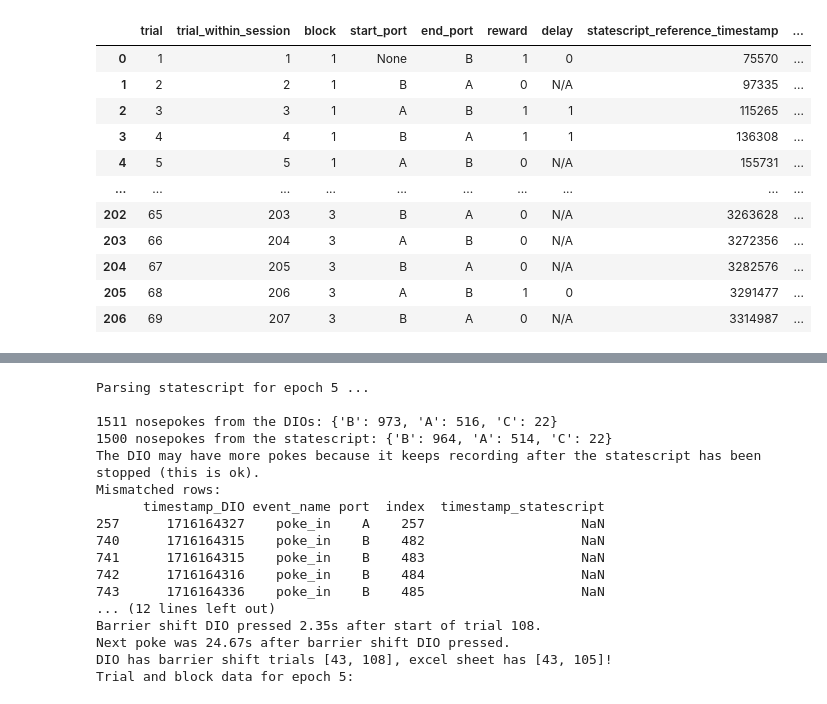
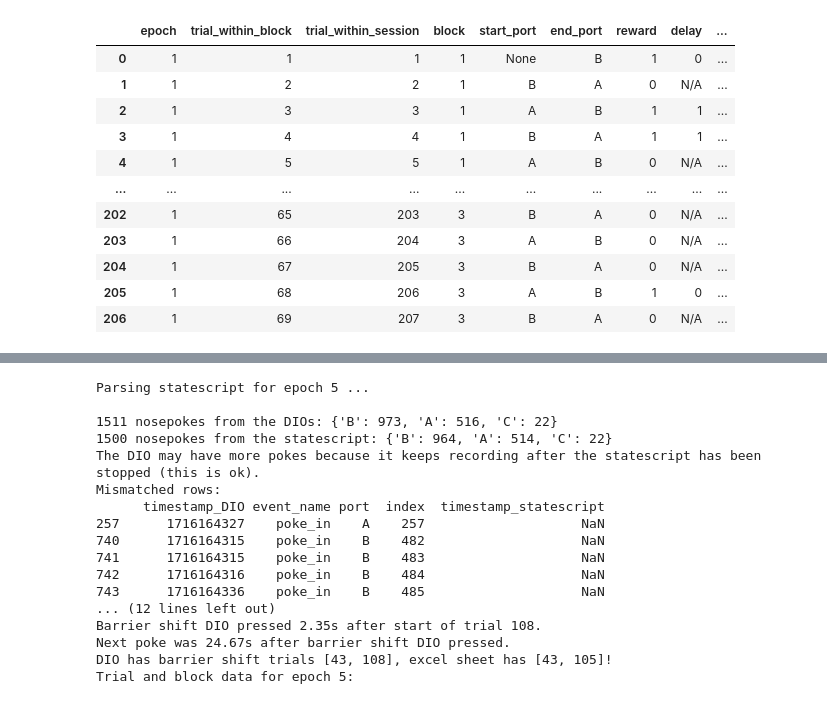
Before and after one commit to calderast/jdb_to_nwb, a Jupyter notebook: frank_lab/convert_behavior_Frank_lab.ipynb, the cells around one changed output, grey strips where cells are left out. Cells and saved outputs as stored; diff of their text form; code cells hidden in the pictures.

Commit message:
Add ability to save to nwb, column naming edits

```diff
--- a/frank_lab/convert_behavior_Frank_lab.ipynb
+++ b/frank_lab/convert_behavior_Frank_lab.ipynb
@@ -975,5 +1131,5 @@ def get_data_from_excel_sheet(excel_path, date, sheet_name='Daily configs and no
 # %%
-def get_behavioral_data_from_nwb(nwb_path, excel_path, save_type=None):
+def get_behavioral_data_from_nwb(nwb_path, excel_path, save_type=None, overwrite=False):
     """
     Given an nwbfile, parse behavioral data in to trial and block
     dataframes for each run epoch and save them for future use.
@@ -983,11 +1139,15 @@ def get_behavioral_data_from_nwb(nwb_path, excel_path, save_type=None):
     objects and behavioral event DIOs in the behavior processing module
     excel_path: Path to an excel sheet of behavioral notes for the experiment,
     including 'date' and 'barrier location' column
-    save_type: "pickle" or "csv" to save the trial and block dataframes for each
-    epoch as .pkl or .csv files. Any other save_types will be ignored.
+    save_type: "pickle" and/or "csv" to save the trial and block dataframes for each
+    epoch as .pkl or .csv files. "nwb" to save the data as timeintervals in the nwbfile.
+    Any combination of save_types is allowed, e.g. save_type="pickle,nwb"
+    overwrite: If we should overwrite exisiting trial and block data in the nwbfile,
+    if it exists. Applies only to save_type="nwb". Defaults to False
     """
-    with NWBHDF5IO(nwb_path, 'r') as io:
+    with NWBHDF5IO(nwb_path, mode="r+") as io:
         nwbfile = io.read()
+        print(f"Parsing behavior for {nwbfile.session_id} ...")
 
         # Get session date assuming session ID is in format rat_date
         session_date = nwbfile.session_id.split("_")[-1]
@@ -1023,11 +1183,15 @@ def get_behavioral_data_from_nwb(nwb_path, excel_path, save_type=None):
         # by ~1 second to ~1 minute - check where this discrepancy comes from and which one to use!
         assert len(epoch_start_timestamps) == len(epoch_table)
 
+        # Set up lists to store block and trial data for each epoch
+        block_dataframes = []
+        trial_dataframes = []
+
         # Parse behavioral data for each epoch using the statescriptlog and align to DIOs
         run_session_num = 0
         for idx, epoch in run_epochs.iterrows():
 
-            print(f"Parsing statescript for epoch {idx} ...\n")
+            print(f"Parsing statescript for epoch {epoch.name} ...\n")
             # Get the statescriptlog for this epoch
             statescriptlog = list(run_statescript_logs.items())[run_session_num]
 
@@ -1055,29 +1219,45 @@ def get_behavioral_data_from_nwb(nwb_path, excel_path, save_type=None):
                 print(f"Setting start time of the first block/trial to epoch start time {epoch.start_time}, was previously {trial_data.loc[0, 'start_time']}")
                 trial_data.loc[0, 'start_time'] = epoch.start_time
                 block_data.loc[0, 'start_time'] = epoch.start_time
+                trial_data.loc[0, 'duration'] = trial_data.loc[0, 'end_time']-trial_data.loc[0, 'start_time']
+
+            # Add epoch column to the dataframes
+            trial_data['epoch'] = epoch.name
+            block_data['epoch'] = epoch.name
+
+            # Reorder columns so epoch comes first
+            trial_data = trial_data[['epoch'] + [col for col in trial_data.columns if col != 'epoch']]
+            block_data = block_data[['epoch'] + [col for col in block_data.columns if col != 'epoch']]
+
+            # Append the dataframes for this epoch
+            trial_dataframes.append(trial_data)
+            block_dataframes.append(block_data)
+
+            print(f"Trial and block data for epoch {epoch.name}:")
+            display(trial_data)
+            display(block_data)
 
             run_session_num += 1
 
-            print(f"Trial and block data for epoch {idx}:")
-            display(trial_data)
-            display(block_data)
+        trial_data_all_epochs = pd.concat(trial_dataframes, ignore_index=True)
+        block_data_all_epochs = pd.concat(block_dataframes, ignore_index=True)
 
-            if save_type == "pickle":
-                trial_data.to_pickle(f"trial_df_epoch_{idx}.pkl")
-                block_data.to_pickle(f"block_df_epoch_{idx}.pkl")
-            elif save_type == "csv":
-                trial_data.to_csv(f"trial_df_epoch_{idx}.csv", index=False)
-                block_data.to_csv(f"block_df_epoch_{idx}.csv", index=False)
-
+        if "pickle" in save_type:
+            trial_data_all_epochs.to_pickle(f"{nwbfile.session_id}_trial_data.pkl")
+            block_data_all_epochs.to_pickle(f"{nwbfile.session_id}_block_data.pkl")
+        if "csv" in save_type:
+            trial_data_all_epochs.to_csv(f"{nwbfile.session_id}_trial_data.csv", index=False)
+            block_data_all_epochs.to_csv(f"{nwbfile.session_id}_block_data.csv", index=False)
+        if "nwb" in save_type:
+            # Add the trial and block tables to the original nwbfile
+            add_block_and_trial_data_to_nwb(nwbfile, trial_data_all_epochs, block_data_all_epochs, overwrite)
+            if overwrite:
+                io.write(nwbfile)
 
 nwb_path = 'data/BraveLu20240519_copy.nwb'
 excel_path = 'data/BraveLu_experimental_notes.xlsx'
-get_behavioral_data_from_nwb(nwb_path, excel_path, save_type="csv")
+get_behavioral_data_from_nwb(nwb_path, excel_path, save_type="csv,pickle,nwb", overwrite=False)
 
 # NOTE: Currently this pipeline prints a lot of stuff because it is still in development -
 # ultimately we will switch to formal logging and save all of the output in a text file instead
-# I currently do not add the files as tables to the nwb because there is no good way to remove them
-# (it essentially just deletes the pointer to them so the files get bigger every time you do it
-# and I didn't want to do that while this is still in dev).
-# That option is also coming soon (<2 days)
 # %% [output]
@@ -1090,13 +1271,13 @@ This is a Probability change session.
 Trial and block data for epoch 1:
-|  | trial | trial_within_session | block | start_port | end_port | reward | delay | statescript_reference_timestamp | ... |
-| 0 | 1 | 1 | 1 | None | B | 1 | 0 | 75570 | ... |
-| 1 | 2 | 2 | 1 | B | A | 0 | N/A | 97335 | ... |
-| 2 | 3 | 3 | 1 | A | B | 1 | 1 | 115265 | ... |
-| 3 | 4 | 4 | 1 | B | A | 1 | 1 | 136308 | ... |
-| 4 | 5 | 5 | 1 | A | B | 0 | N/A | 155731 | ... |
+|  | epoch | trial_within_block | trial_within_session | block | start_port | end_port | reward | delay | ... |
+| 0 | 1 | 1 | 1 | 1 | None | B | 1 | 0 | ... |
+| 1 | 1 | 2 | 2 | 1 | B | A | 0 | N/A | ... |
+| 2 | 1 | 3 | 3 | 1 | A | B | 1 | 1 | ... |
+| 3 | 1 | 4 | 4 | 1 | B | A | 1 | 1 | ... |
+| 4 | 1 | 5 | 5 | 1 | A | B | 0 | N/A | ... |
 | ... | ... | ... | ... | ... | ... | ... | ... | ... | ... |
-| 202 | 65 | 203 | 3 | B | A | 0 | N/A | 3263628 | ... |
-| 203 | 66 | 204 | 3 | A | B | 0 | N/A | 3272356 | ... |
-| 204 | 67 | 205 | 3 | B | A | 0 | N/A | 3282576 | ... |
-| 205 | 68 | 206 | 3 | A | B | 1 | 0 | 3291477 | ... |
-| 206 | 69 | 207 | 3 | B | A | 0 | N/A | 3314987 | ... |
+| 202 | 1 | 65 | 203 | 3 | B | A | 0 | N/A | ... |
+| 203 | 1 | 66 | 204 | 3 | A | B | 0 | N/A | ... |
+| 204 | 1 | 67 | 205 | 3 | B | A | 0 | N/A | ... |
+| 205 | 1 | 68 | 206 | 3 | A | B | 1 | 0 | ... |
+| 206 | 1 | 69 | 207 | 3 | B | A | 0 | N/A | ... |
```
Also changed, not shown: parts of 3 cells of this notebook.
